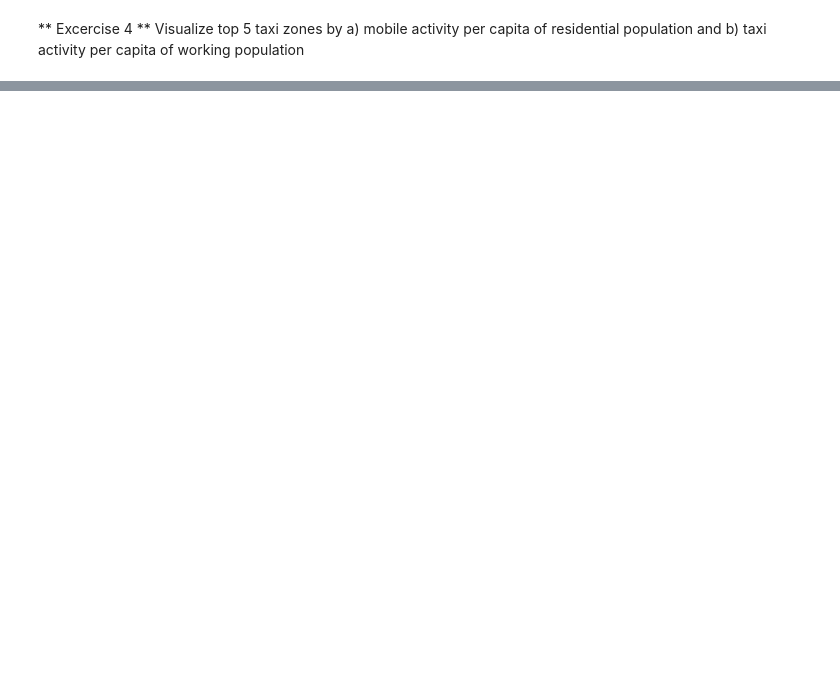
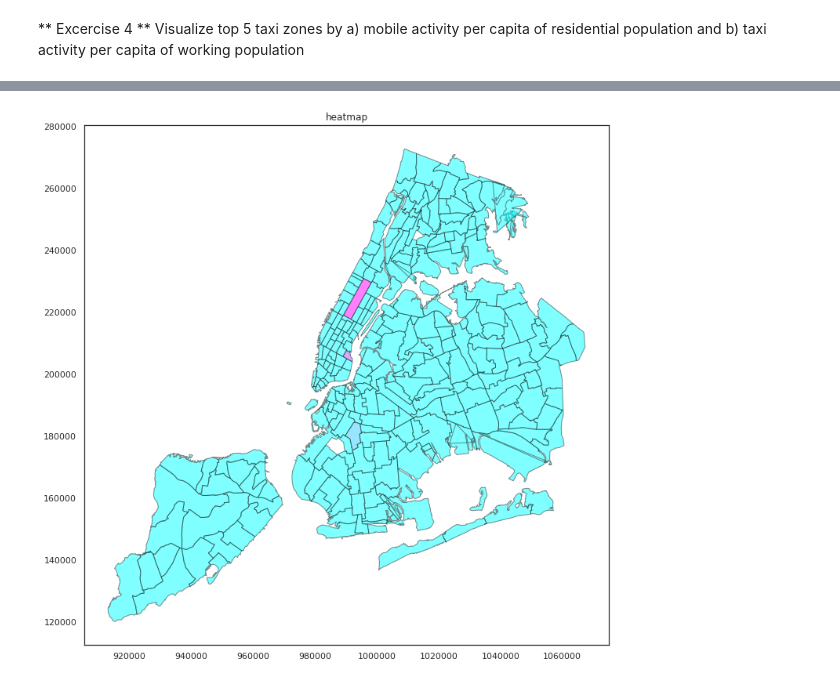
Before and after one commit to sunghoonyang/gallery-in-jupyter, a Jupyter notebook: fall18/applied_data_science/session3/ADS2018_session3-questions.ipynb, the cells around one changed output, grey strips where cells are left out. Saved outputs shown, nothing was run; the diff lists cells and outputs as text; code cells hidden in the pictures; blank space fills up the shorter version.

```diff
--- a/fall18/applied_data_science/session3/ADS2018_session3-questions.ipynb
+++ b/fall18/applied_data_science/session3/ADS2018_session3-questions.ipynb
@@ -412,0 +851,7 @@ b) age groups of residential population age_under_29LR,age_30_54LR,age_55_overLR
+# %%
+x = SMdata.drop([c for c in SMdata.columns if c not in ['totalLW', 'taxi_spatial']], axis=1)
+x = x[x['taxi_spatial'] > 0]
+x['density'] = x['taxi_spatial'] / x['totalLW']
+x = x.sort_values('density', ascending=False)
+# top 5
+x.sort_values(by='density', ascending=False).head(5)
@@ -412,0 +866,4 @@ b) age groups of residential population age_under_29LR,age_30_54LR,age_55_overLR
+# %%
+plot_on_map(tzs,SMdata,'taxi_spatial',x.sort_values(by='density', ascending=False).head(5).index,areaNorm=False,logScale=True)
+# %% [output]
+[figure, added]
```
Also changed, not shown: parts of 35 cells of this notebook, 2 other files.
